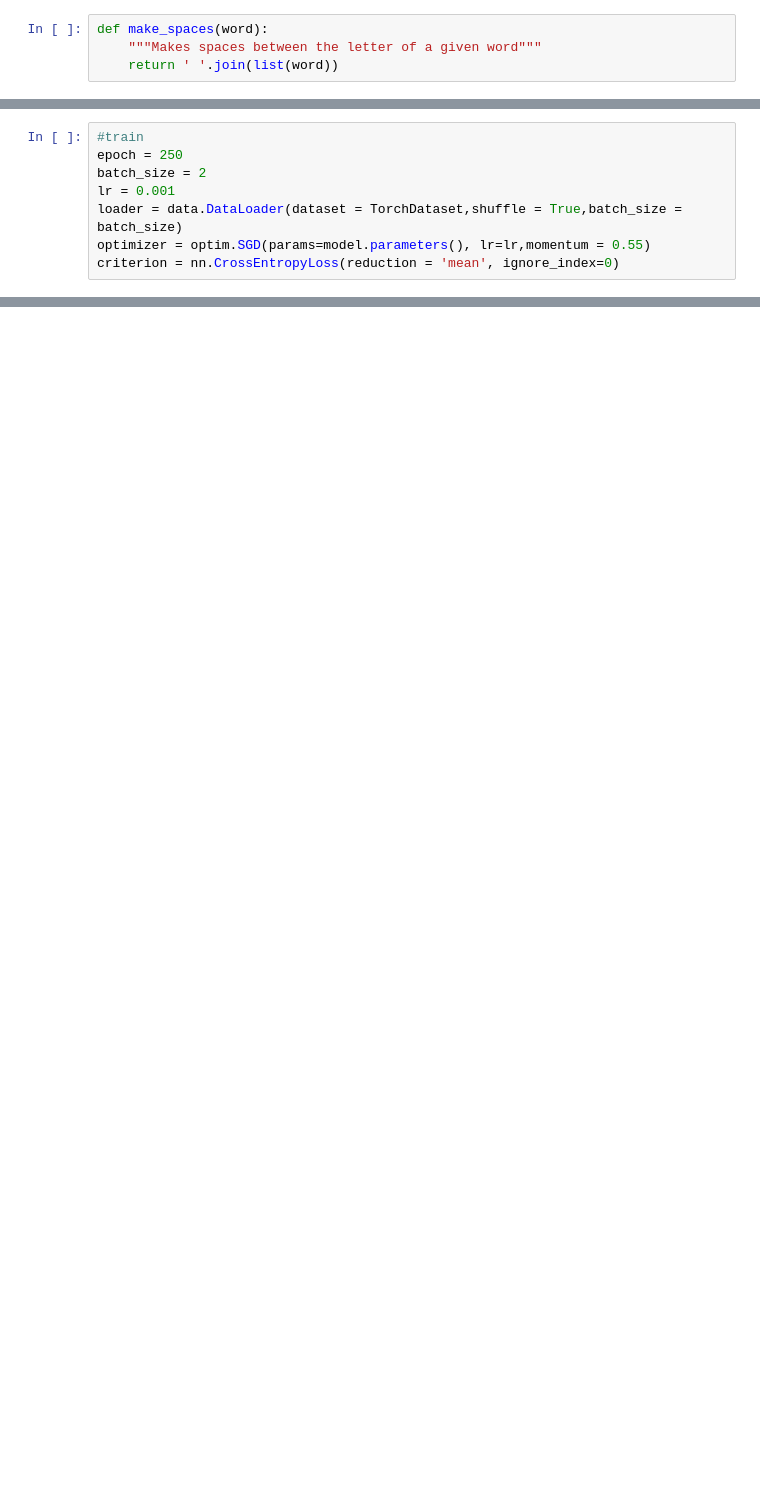
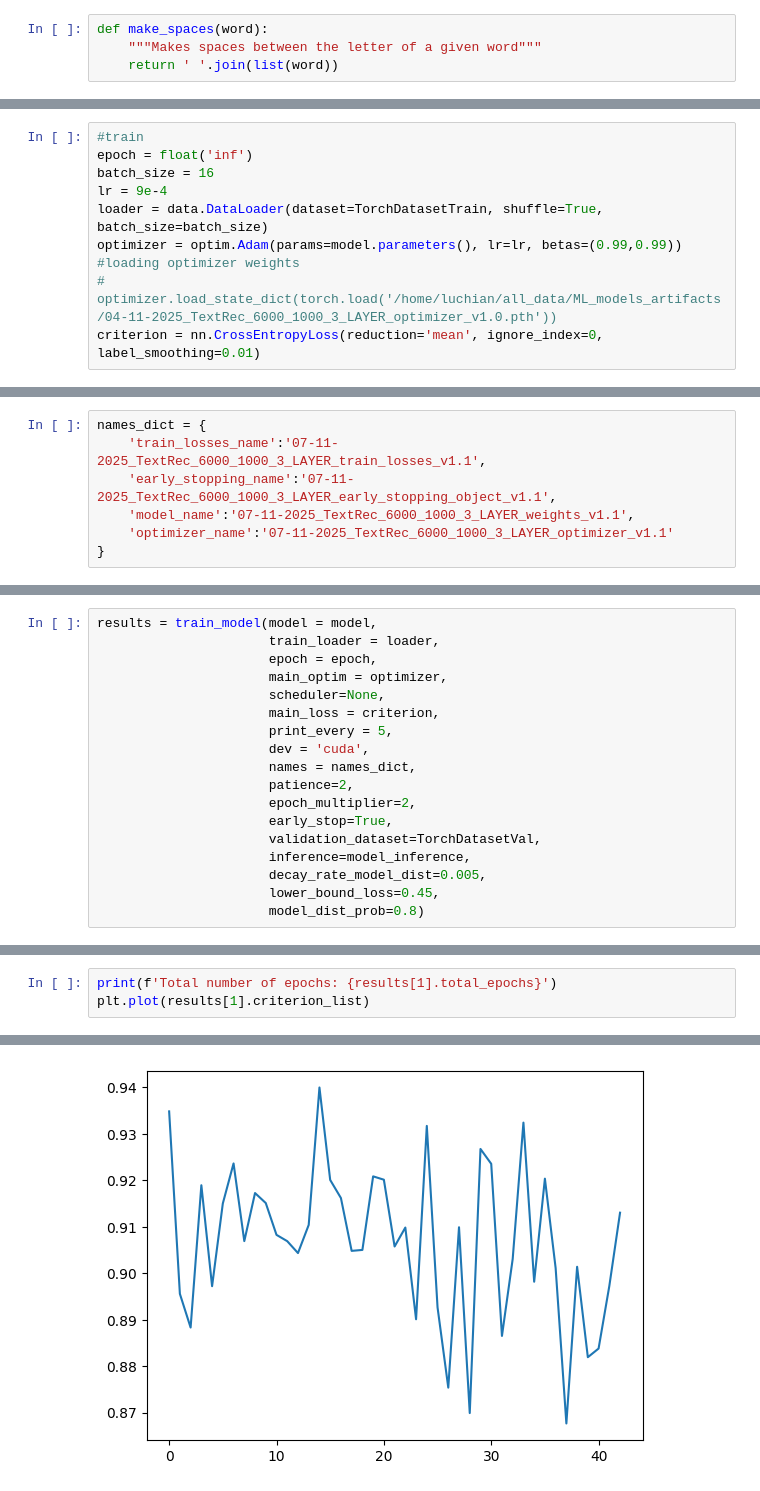
Before and after one commit to LuchianPeledutse/Projects, a Jupyter notebook: TextRecognition/model/Training.ipynb, the cells around one changed output, grey strips where cells are left out. Cells and saved outputs as stored; diff of their text form; blank space fills up the shorter version.

Commit message:
Everything is ready for ViT deployment

```diff
--- a/TextRecognition/model/Training.ipynb
+++ b/TextRecognition/model/Training.ipynb
@@ -412,8 +813,10 @@ model = TRModel(vocabulary_size=TorchDataset.tokenizer._tokenizer.get_vocab_size
 # %%
 #train
-epoch = 250
-batch_size = 2
-lr = 0.001
-loader = data.DataLoader(dataset = TorchDataset,shuffle = True,batch_size = batch_size)
-optimizer = optim.SGD(params=model.parameters(), lr=lr,momentum = 0.55)
-criterion = nn.CrossEntropyLoss(reduction = 'mean', ignore_index=0)
+epoch = float('inf')
+batch_size = 16
+lr = 9e-4
+loader = data.DataLoader(dataset=TorchDatasetTrain, shuffle=True, batch_size=batch_size)
+optimizer = optim.Adam(params=model.parameters(), lr=lr, betas=(0.99,0.99))
+#loading optimizer weights
+# optimizer.load_state_dict(torch.load('/home/luchian/all_data/ML_models_artifacts/04-11-2025_TextRec_6000_1000_3_LAYER_optimizer_v1.0.pth'))
+criterion = nn.CrossEntropyLoss(reduction='mean', ignore_index=0, label_smoothing=0.01)
@@ -420,3 +834,10 @@ criterion = nn.CrossEntropyLoss(reduction = 'mean', ignore_index=0)
+# %%
+names_dict = {
+    'train_losses_name':'07-11-2025_TextRec_6000_1000_3_LAYER_train_losses_v1.1',
+    'early_stopping_name':'07-11-2025_TextRec_6000_1000_3_LAYER_early_stopping_object_v1.1',
+    'model_name':'07-11-2025_TextRec_6000_1000_3_LAYER_weights_v1.1',
+    'optimizer_name':'07-11-2025_TextRec_6000_1000_3_LAYER_optimizer_v1.1'
+}
 # %%
 results = train_model(model = model,
                       train_loader = loader,
@@ -437,0 +877,18 @@ Epoch #201 | Train loss: 0.00371
+# %%
+results = train_model(model = model,
+                      train_loader = loader,
+                      epoch = epoch,
+                      main_optim = optimizer,
+                      scheduler=None,
+                      main_loss = criterion,
+                      print_every = 5,
+                      dev = 'cuda',
+                      names = names_dict,
+                      patience=2,
+                      epoch_multiplier=2,
+                      early_stop=True,
+                      validation_dataset=TorchDatasetVal,
+                      inference=model_inference,
+                      decay_rate_model_dist=0.005,
+                      lower_bound_loss=0.45,
+                      model_dist_prob=0.8)
@@ -441,2 +919,6 @@ model.load_state_dict(torch.load(f='/home/luchian/all_data/ML_models_weights/Tex
 # %% [output]
 <All keys matched successfully>
+# %%
+print(f'Total number of epochs: {results[1].total_epochs}')
+plt.plot(results[1].criterion_list)
+# %% [output]
@@ -442,0 +927 @@ model.load_state_dict(torch.load(f='/home/luchian/all_data/ML_models_weights/Tex
+[figure, added]
```
Also changed, not shown: parts of 66 cells of this notebook, 6 other files.
